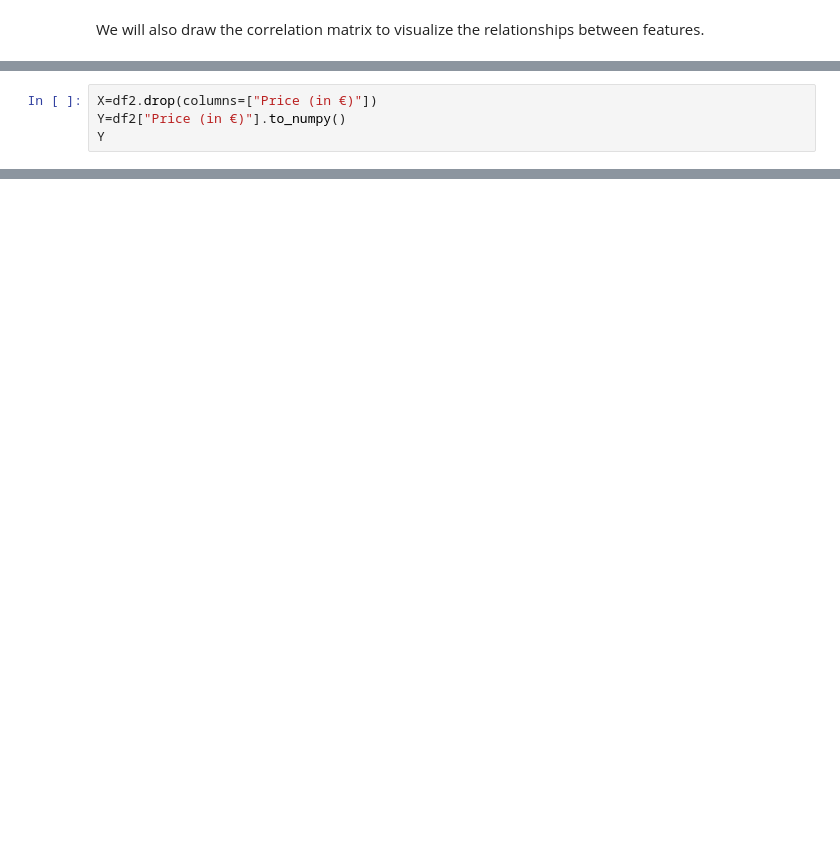
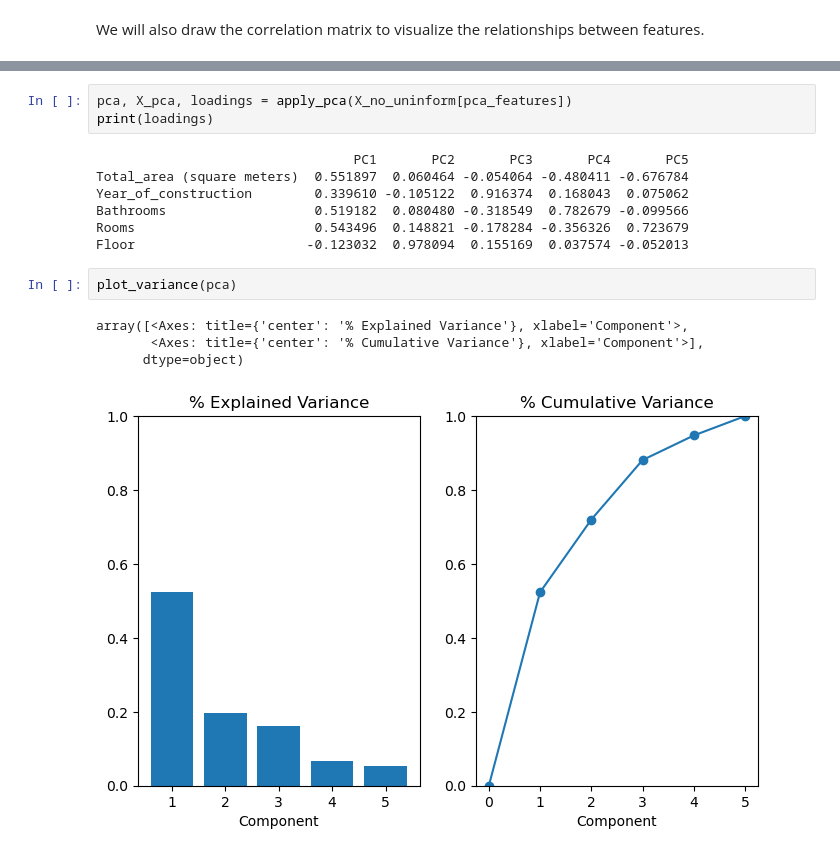
Before and after one commit to Tsantaris/Project-Real_estate_market_of_Thessaloniki, a Jupyter notebook: modeler.ipynb, the cells around one changed output, grey strips where cells are left out. Cells and saved outputs as stored; diff of their text form; blank space fills up the shorter version.

```diff
--- a/modeler.ipynb
+++ b/modeler.ipynb
@@ -447,4 +205,0 @@ Index(['Total_area (square meters)', 'Price (in €)', 'Floor', 'Rooms',
-# %%
-X=df2.drop(columns=["Price (in €)"])
-Y=df2["Price (in €)"].to_numpy()
-Y
@@ -691,0 +344,17 @@ array([ 2.        , 16.33333333])
+# %%
+pca, X_pca, loadings = apply_pca(X_no_uninform[pca_features])
+print(loadings)
+# %% [output]
+                                 PC1       PC2       PC3       PC4       PC5
+Total_area (square meters)  0.551897  0.060464 -0.054064 -0.480411 -0.676784
+Year_of_construction        0.339610 -0.105122  0.916374  0.168043  0.075062
+Bathrooms                   0.519182  0.080480 -0.318549  0.782679 -0.099566
+Rooms                       0.543496  0.148821 -0.178284 -0.356326  0.723679
+Floor                      -0.123032  0.978094  0.155169  0.037574 -0.052013
+# %%
+plot_variance(pca)
+# %% [output]
+array([<Axes: title={'center': '% Explained Variance'}, xlabel='Component'>,
+       <Axes: title={'center': '% Cumulative Variance'}, xlabel='Component'>],
+      dtype=object)
+[figure, added]
```
Also changed, not shown: parts of 73 cells of this notebook, 6 other files.
